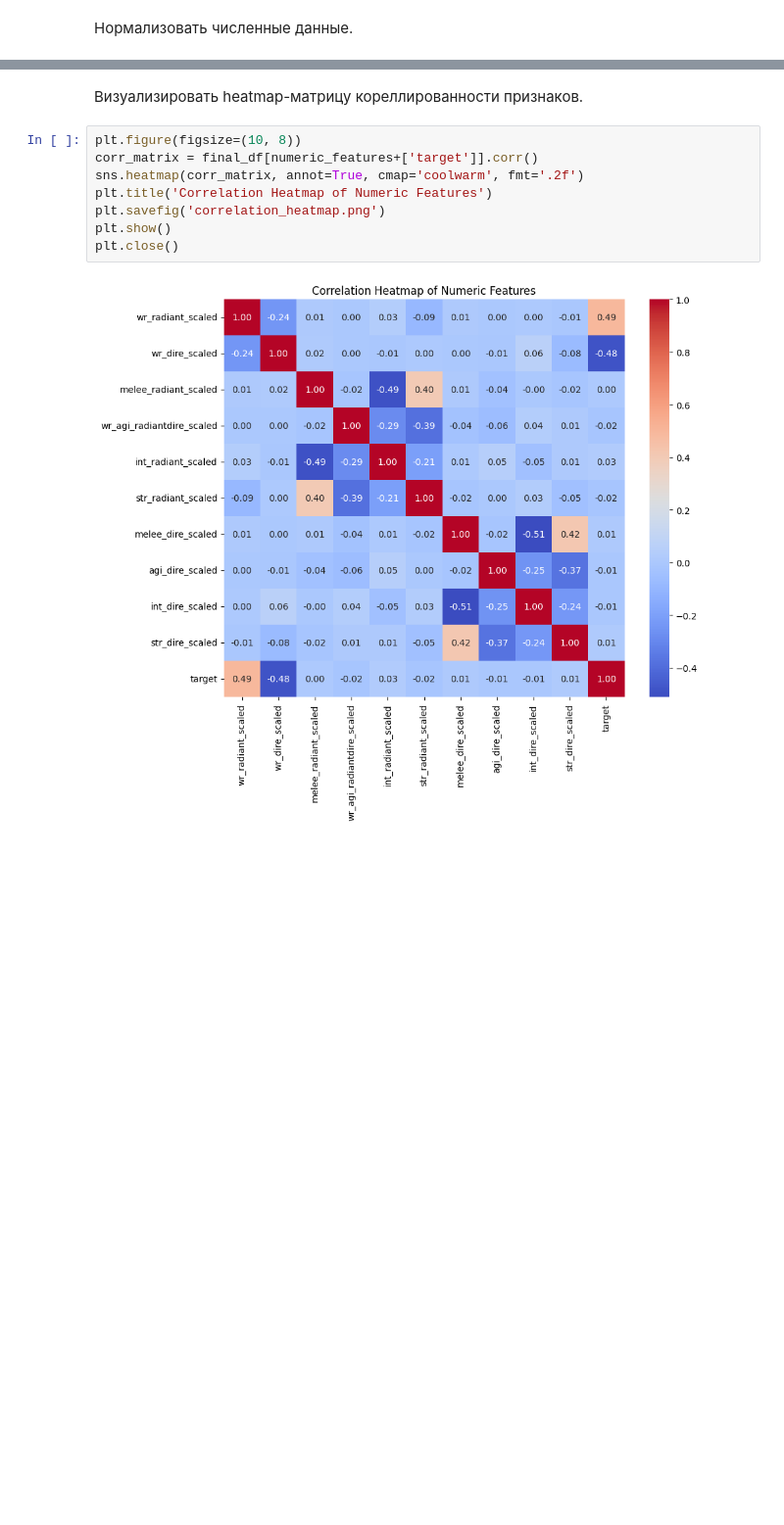
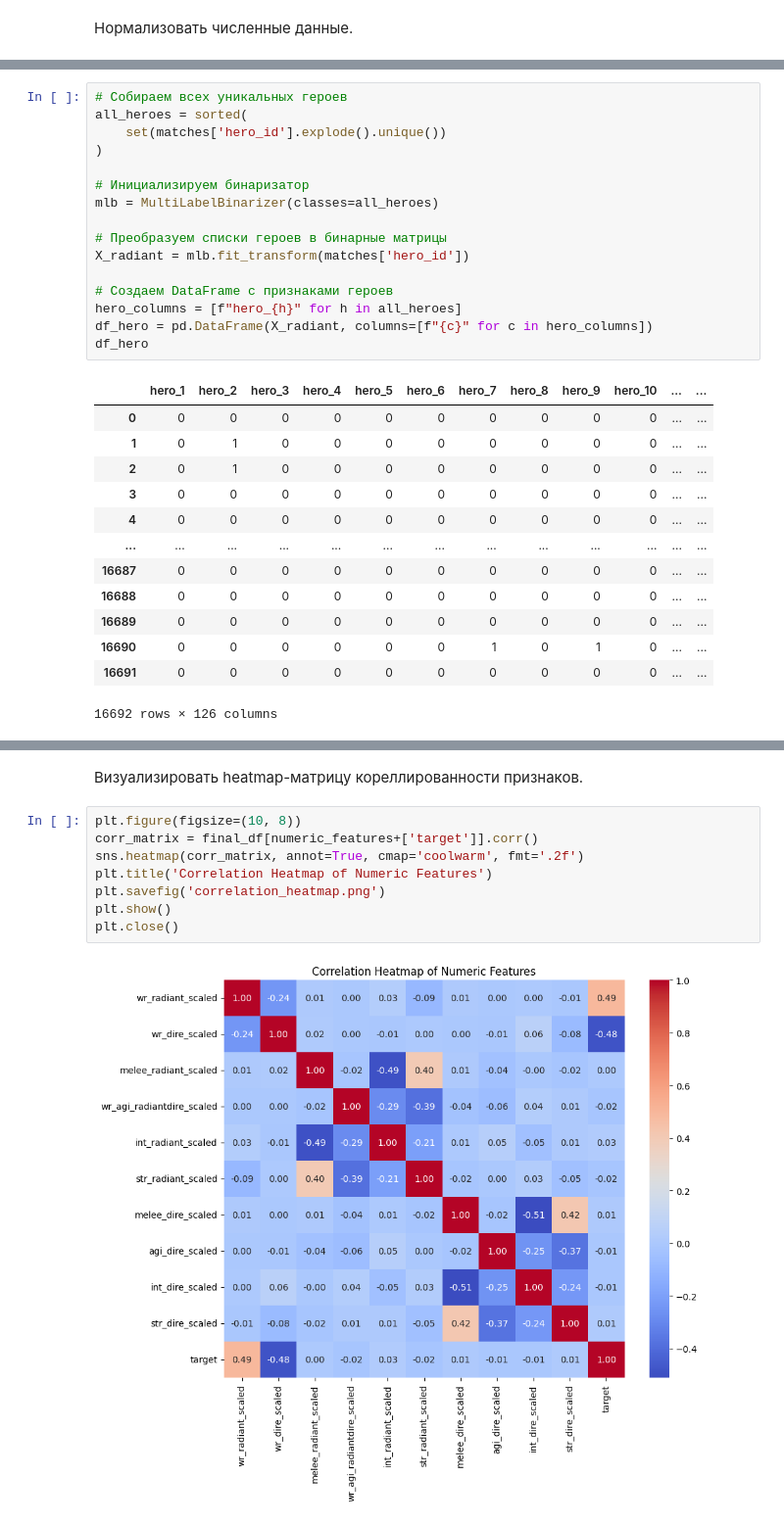
Before and after one commit to ZotRoma/AIT-2025, a Jupyter notebook: lab5/6132_ЗотовРА_lab_5_линейная_регрессия.ipynb, the cells around one changed output, grey strips where cells are left out. Shown at 98% size. Cells and saved outputs as stored; diff of their text form; blank space fills up the shorter version.

```diff
--- a/lab5/6132_ЗотовРА_lab_5_линейная_регрессия.ipynb
+++ b/lab5/6132_ЗотовРА_lab_5_линейная_регрессия.ipynb
@@ -126 +322,31 @@ def hero_melee(line):
+# %%
+# Собираем всех уникальных героев
+all_heroes = sorted(
+    set(matches['hero_id'].explode().unique())
+)
+
+# Инициализируем бинаризатор
+mlb = MultiLabelBinarizer(classes=all_heroes)
+
+# Преобразуем списки героев в бинарные матрицы
+X_radiant = mlb.fit_transform(matches['hero_id'])
+
+# Создаем DataFrame с признаками героев
+hero_columns = [f"hero_{h}" for h in all_heroes]
+df_hero = pd.DataFrame(X_radiant, columns=[f"{c}" for c in hero_columns])
+df_hero
+# %% [output]
+|  | hero_1 | hero_2 | hero_3 | hero_4 | hero_5 | hero_6 | hero_7 | hero_8 | hero_9 | hero_10 | ... | ... |
+| 0 | 0 | 0 | 0 | 0 | 0 | 0 | 0 | 0 | 0 | 0 | ... | ... |
+| 1 | 0 | 1 | 0 | 0 | 0 | 0 | 0 | 0 | 0 | 0 | ... | ... |
+| 2 | 0 | 1 | 0 | 0 | 0 | 0 | 0 | 0 | 0 | 0 | ... | ... |
+| 3 | 0 | 0 | 0 | 0 | 0 | 0 | 0 | 0 | 0 | 0 | ... | ... |
+| 4 | 0 | 0 | 0 | 0 | 0 | 0 | 0 | 0 | 0 | 0 | ... | ... |
+| ... | ... | ... | ... | ... | ... | ... | ... | ... | ... | ... | ... | ... |
+| 16687 | 0 | 0 | 0 | 0 | 0 | 0 | 0 | 0 | 0 | 0 | ... | ... |
+| 16688 | 0 | 0 | 0 | 0 | 0 | 0 | 0 | 0 | 0 | 0 | ... | ... |
+| 16689 | 0 | 0 | 0 | 0 | 0 | 0 | 0 | 0 | 0 | 0 | ... | ... |
+| 16690 | 0 | 0 | 0 | 0 | 0 | 0 | 1 | 0 | 1 | 0 | ... | ... |
+| 16691 | 0 | 0 | 0 | 0 | 0 | 0 | 0 | 0 | 0 | 0 | ... | ... |
+16692 rows × 126 columns
 # %%
```
Also changed, not shown: parts of 14 cells of this notebook, 2 other files.
